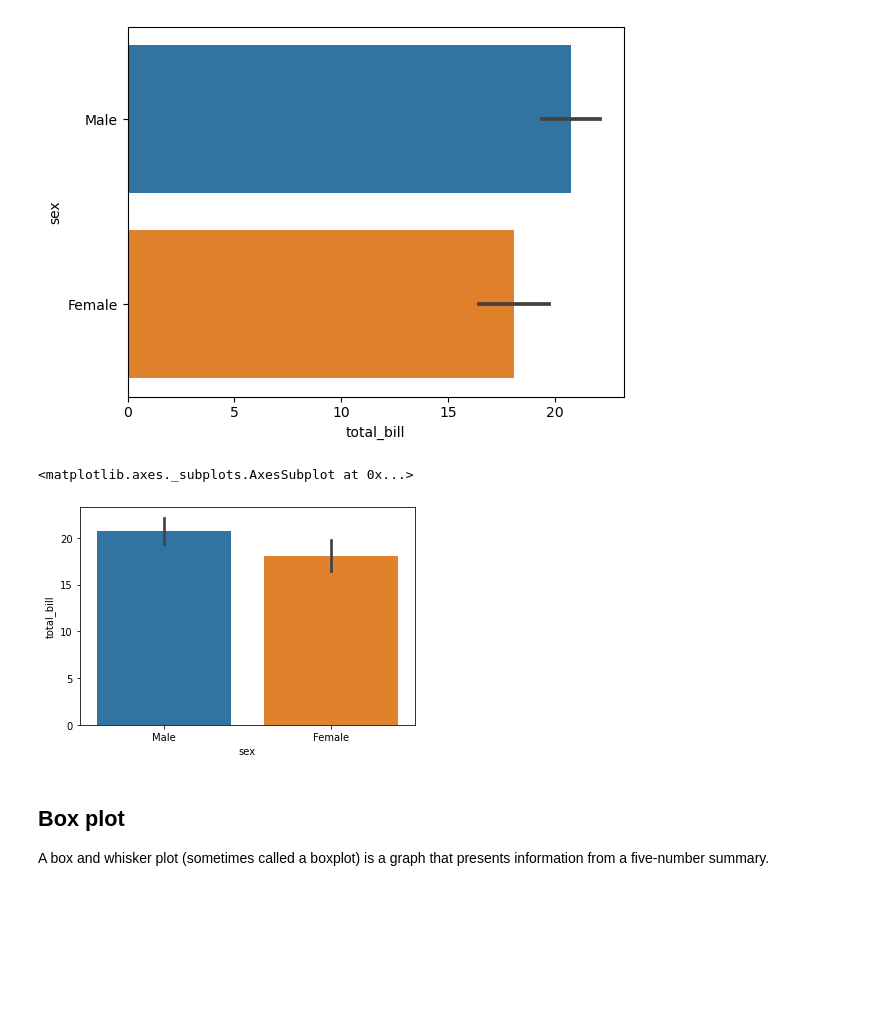
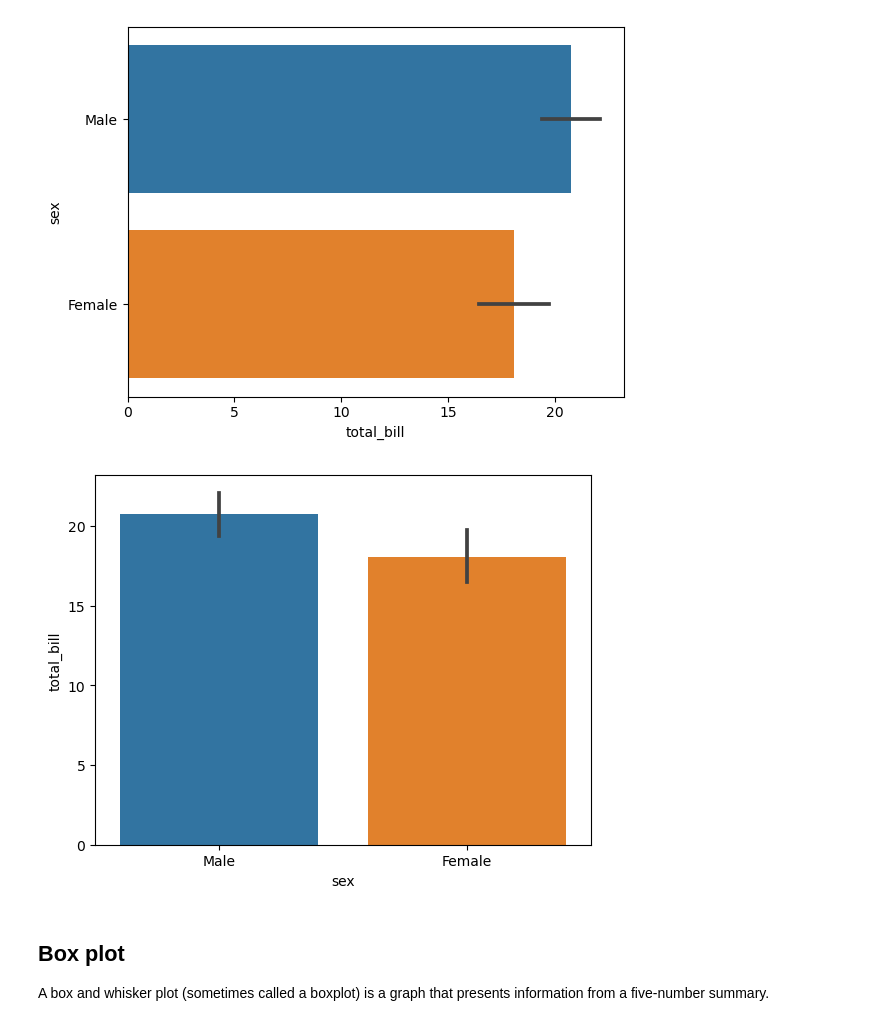
Before and after one commit to samdx/Hands-On-Foundational-Data-Science-Bootcamp, a Jupyter notebook: Day2/Data_Viz.ipynb, the cells around one changed output. Saved outputs shown, nothing was run; the diff lists cells and outputs as text; code cells hidden in the pictures; blank space fills up the shorter version.

```diff
--- a/Day2/Data_Viz.ipynb
+++ b/Day2/Data_Viz.ipynb
@@ -157,10 +157,11 @@ sns.barplot(x='total_bill',
 # %% [output]
 [figure]
 # %%
-sns.barplot(x='sex',y='total_bill',data=df)
+sns.barplot(x='sex',
+            y='total_bill',
+            data=df);
 # %% [output]
-<matplotlib.axes._subplots.AxesSubplot at 0x...>
-[figure, old version]
+[figure, new version]
 # %% [markdown]
 ## Box plot
 A box and whisker plot (sometimes called a boxplot) is a graph that presents information from a five-number summary.
```
